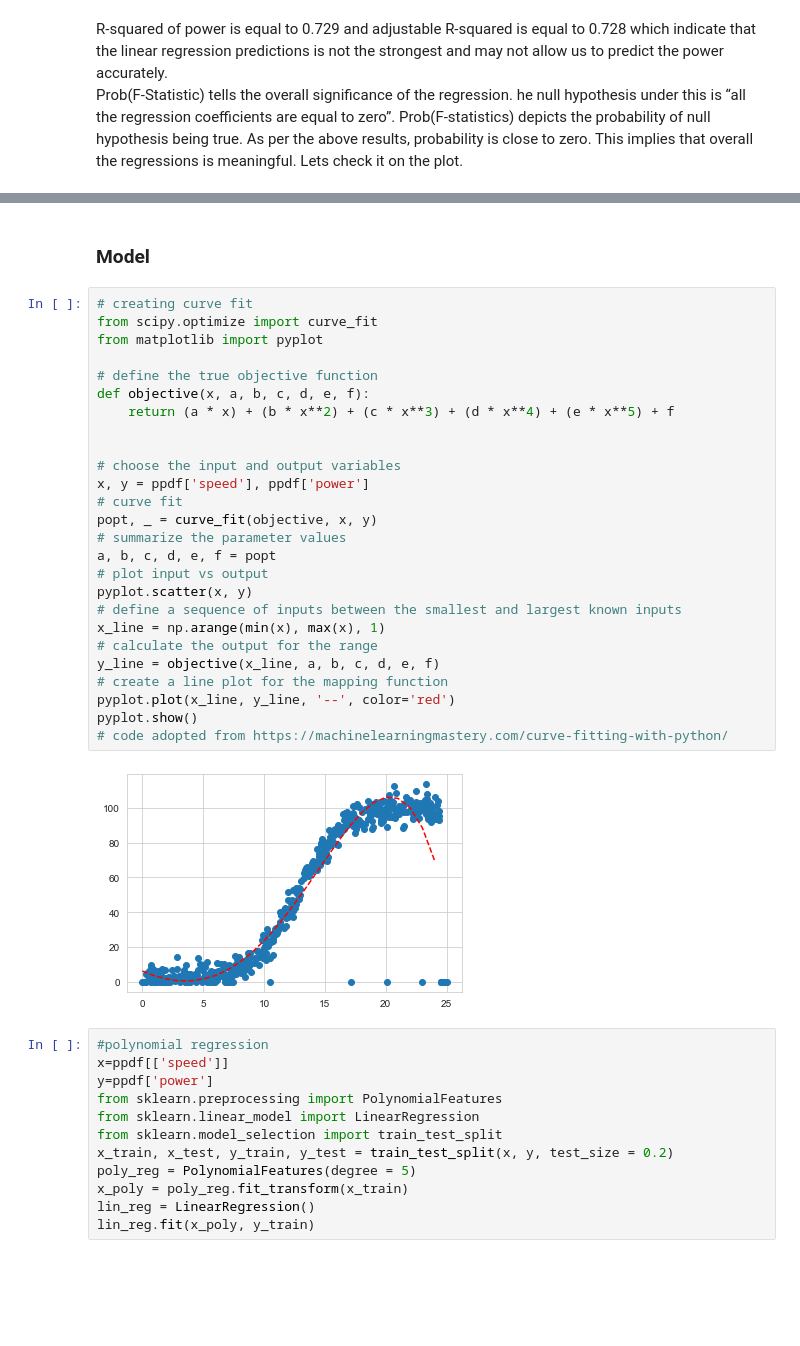
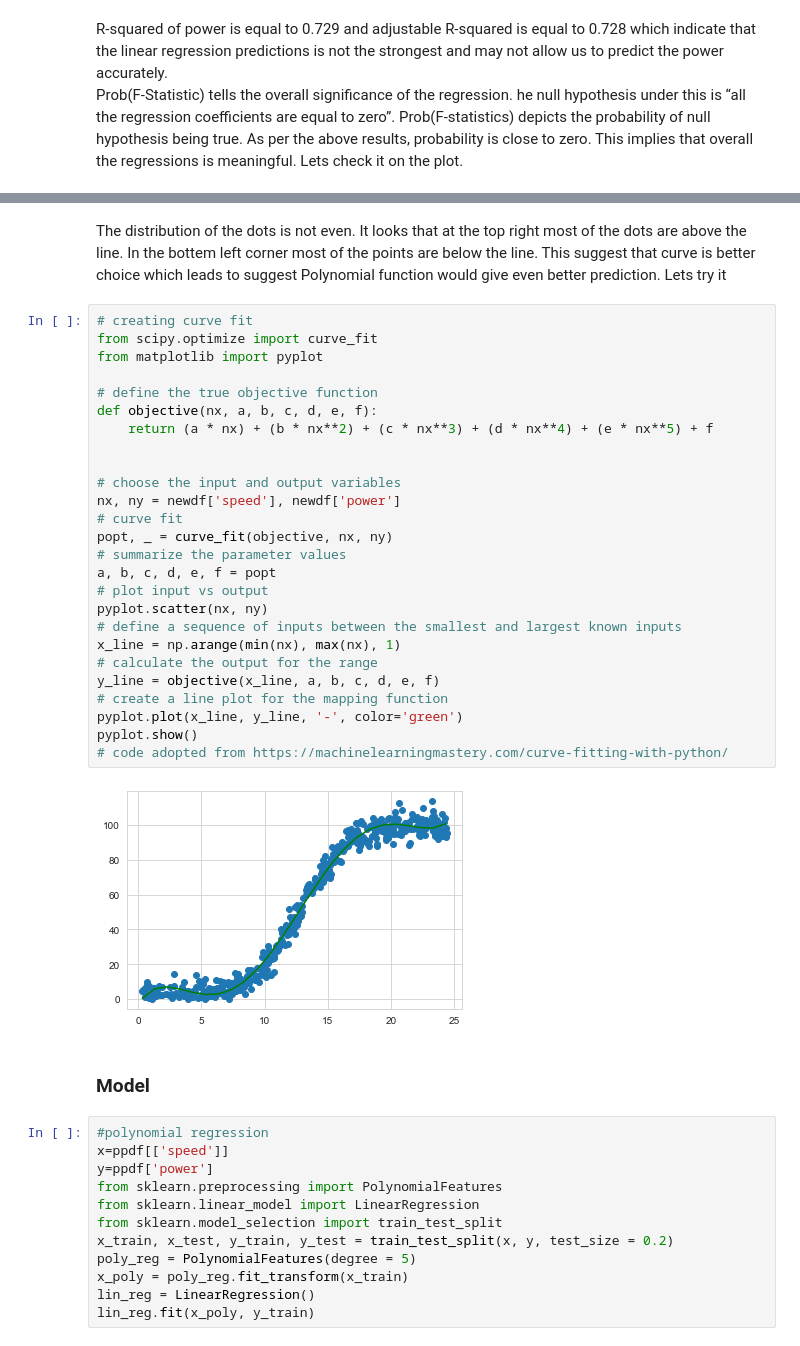
Before and after one commit to KatarzynaConnell/MachineLearn_Project2020, a Jupyter notebook: MachineLearn_Project2020.ipynb, the cells around one changed output, grey strips where cells are left out. Saved outputs shown, nothing was run; the diff lists cells and outputs as text; blank space fills up the shorter version.

```diff
--- a/MachineLearn_Project2020.ipynb
+++ b/MachineLearn_Project2020.ipynb
@@ -132,33 +195,36 @@ SyntaxError: invalid syntax (<ipython-input-21-507d63a77428>, line 1)
+# %% [markdown]
+The distribution of the dots is not even. It looks that at the top right most of the dots are above the line.
+In the bottem left corner most of the points are below the line. This suggest that curve is better choice which leads to suggest Polynomial function would give even better prediction. Lets try it
+# %%
+# creating curve fit
+from scipy.optimize import curve_fit
+from matplotlib import pyplot
+
+# define the true objective function
+def objective(nx, a, b, c, d, e, f):
+	return (a * nx) + (b * nx**2) + (c * nx**3) + (d * nx**4) + (e * nx**5) + f
+
+
+# choose the input and output variables
+nx, ny = newdf['speed'], newdf['power']
+# curve fit
+popt, _ = curve_fit(objective, nx, ny)
+# summarize the parameter values
+a, b, c, d, e, f = popt
+# plot input vs output
+pyplot.scatter(nx, ny)
+# define a sequence of inputs between the smallest and largest known inputs
+x_line = np.arange(min(nx), max(nx), 1)
+# calculate the output for the range
+y_line = objective(x_line, a, b, c, d, e, f)
+# create a line plot for the mapping function
+pyplot.plot(x_line, y_line, '-', color='green')
+pyplot.show()
+# code adopted from https://machinelearningmastery.com/curve-fitting-with-python/
+# %% [output]
+[figure, added]
 # %% [markdown]
 ### Model
-# %%
-# creating curve fit
-from scipy.optimize import curve_fit
-from matplotlib import pyplot
-
-# define the true objective function
-def objective(x, a, b, c, d, e, f):
-	return (a * x) + (b * x**2) + (c * x**3) + (d * x**4) + (e * x**5) + f
-
-
-# choose the input and output variables
-x, y = ppdf['speed'], ppdf['power']
-# curve fit
-popt, _ = curve_fit(objective, x, y)
-# summarize the parameter values
-a, b, c, d, e, f = popt
-# plot input vs output
-pyplot.scatter(x, y)
-# define a sequence of inputs between the smallest and largest known inputs
-x_line = np.arange(min(x), max(x), 1)
-# calculate the output for the range
-y_line = objective(x_line, a, b, c, d, e, f)
-# create a line plot for the mapping function
-pyplot.plot(x_line, y_line, '--', color='red')
-pyplot.show()
-# code adopted from https://machinelearningmastery.com/curve-fitting-with-python/
-# %% [output]
-[figure, removed]
 # %%
 #polynomial regression
 x=ppdf[['speed']]
```
Also changed, not shown: parts of 18 cells of this notebook.
